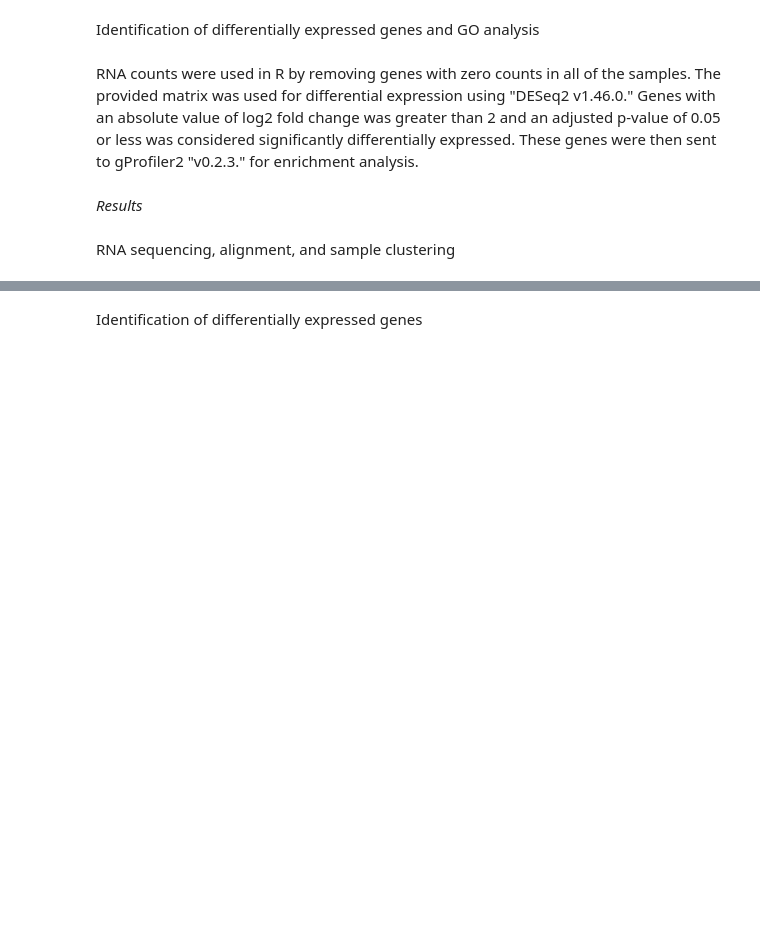
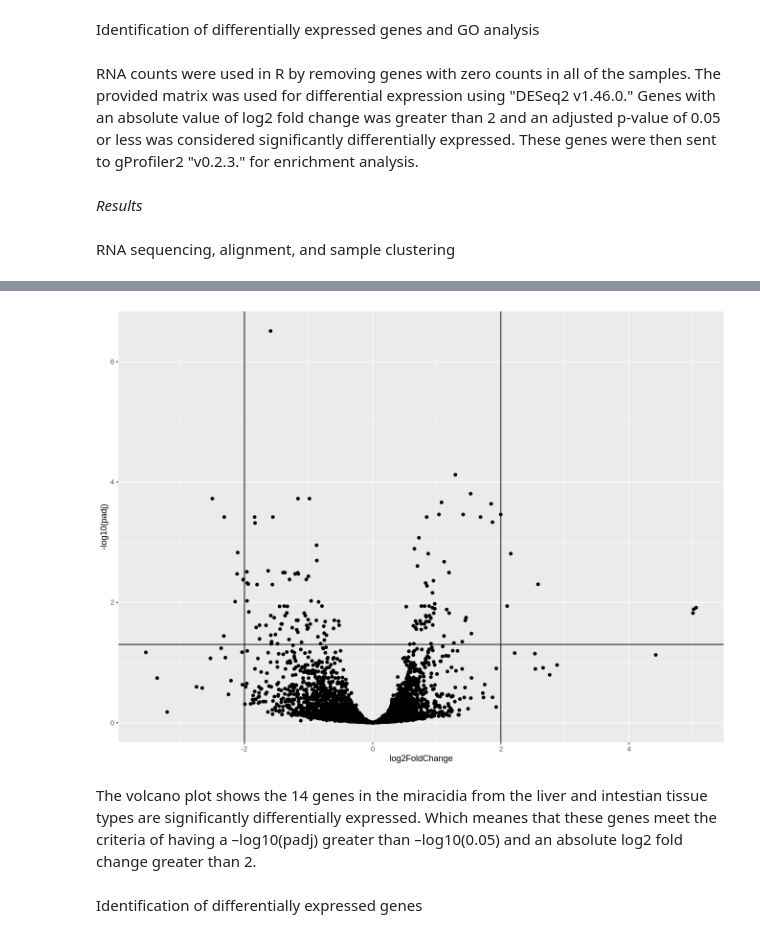
Before and after one commit to waldhacw6865/schistosoma-RNA-SEQ, a Jupyter notebook: Notebook/manuscript.ipynb, the cells around one changed output, grey strips where cells are left out. Cells and saved outputs as stored; diff of their text form; code cells hidden in the pictures; blank space fills up the shorter version.

Commit message:
Finished results and comments

```diff
--- a/Notebook/manuscript.ipynb
+++ b/Notebook/manuscript.ipynb
@@ -24,2 +21,66 @@ Error:
+# %%
+library(tidyverse)
+library(gprofiler2)
+library(ggplot2)
+library(broom)
+library(DESeq2)
+library(gridExtra)
+
+counts_df <- read_tsv('/data/classes/2025/spring/biol443/course_files/rnaseq_data/counts.tsv', comment = '#', show_col_types = FALSE) |>
+             mutate(across(where(is.numeric), as.integer))
+
+counts_summary <- counts_df |>
+    select(Geneid, contains('.bam')) |>
+    rename_with(~str_remove(., "dedup/star/.*:"), everything()) |>
+    rowwise() |>
+    mutate(total_counts = sum(c_across(where(is.numeric)), na.rm = T)) |>
+    filter(total_counts >= 10)
+
+sample_summary <- counts_df |>
+    select(Geneid, contains('.bam')) |>
+    rename_with(~str_remove(., "dedup/star/.*:"), everything()) |>
+    pivot_longer(-Geneid, names_to = 'sample', values_to = 'count') |>
+    filter(count > 0) |>
+    group_by(Geneid) |>
+    tally() |>
+    filter(n <= 3)
+
+genes_to_remove = sample_summary$Geneid
+
+counts_filt <- counts_summary |>
+    filter(!Geneid %in% genes_to_remove) |>
+    arrange(Geneid) |>
+    select(-total_counts)
+
+counts_m <- counts_filt |>
+    select(-Geneid) |>
+    as.matrix()
+rownames(counts_m) <- counts_filt$Geneid
+
+metadata <- data.frame(sample_id = colnames(counts_m)) |>
+    mutate(tissue = str_sub(sample_id, 1, 3),
+           rep = str_sub(sample_id, 5))
+rownames(metadata) <- metadata$sample_id
+metadata <- select(metadata, -sample_id)
+
+dds <- suppressWarnings({
+    DESeqDataSetFromMatrix(countData = counts_m,
+                              colData = metadata,
+                              design = ~ tissue)})
+dds <- DESeq(dds, quiet = TRUE)
+res <- results(dds)
+volcano_data <- as_tibble(res, rownames = 'gene_id')
+options(repr.plot.width = 11, repr.plot.height = 8)
+volcano_plot <- volcano_data |>
+    ggplot(aes(x = log2FoldChange, y = -log10(padj))) +
+    geom_point(na.rm = TRUE) +
+    geom_vline(xintercept = 2) +
+    geom_vline(xintercept = -2) +
+    geom_hline(yintercept = -log10(0.05))
+volcano_plot
+# %% [output]
+[figure, added]
+# %% [markdown]
+The volcano plot shows the 14 genes in the miracidia from the liver and intestian tissue types are significantly differentially expressed. Which meanes that these genes meet the criteria of having a –log10(padj) greater than –log10(0.05) and an absolute log2 fold change greater than 2.
 # %% [markdown]
 Identification of differentially expressed genes
```
Also changed, not shown: parts of 5 cells of this notebook, 1 other file.
